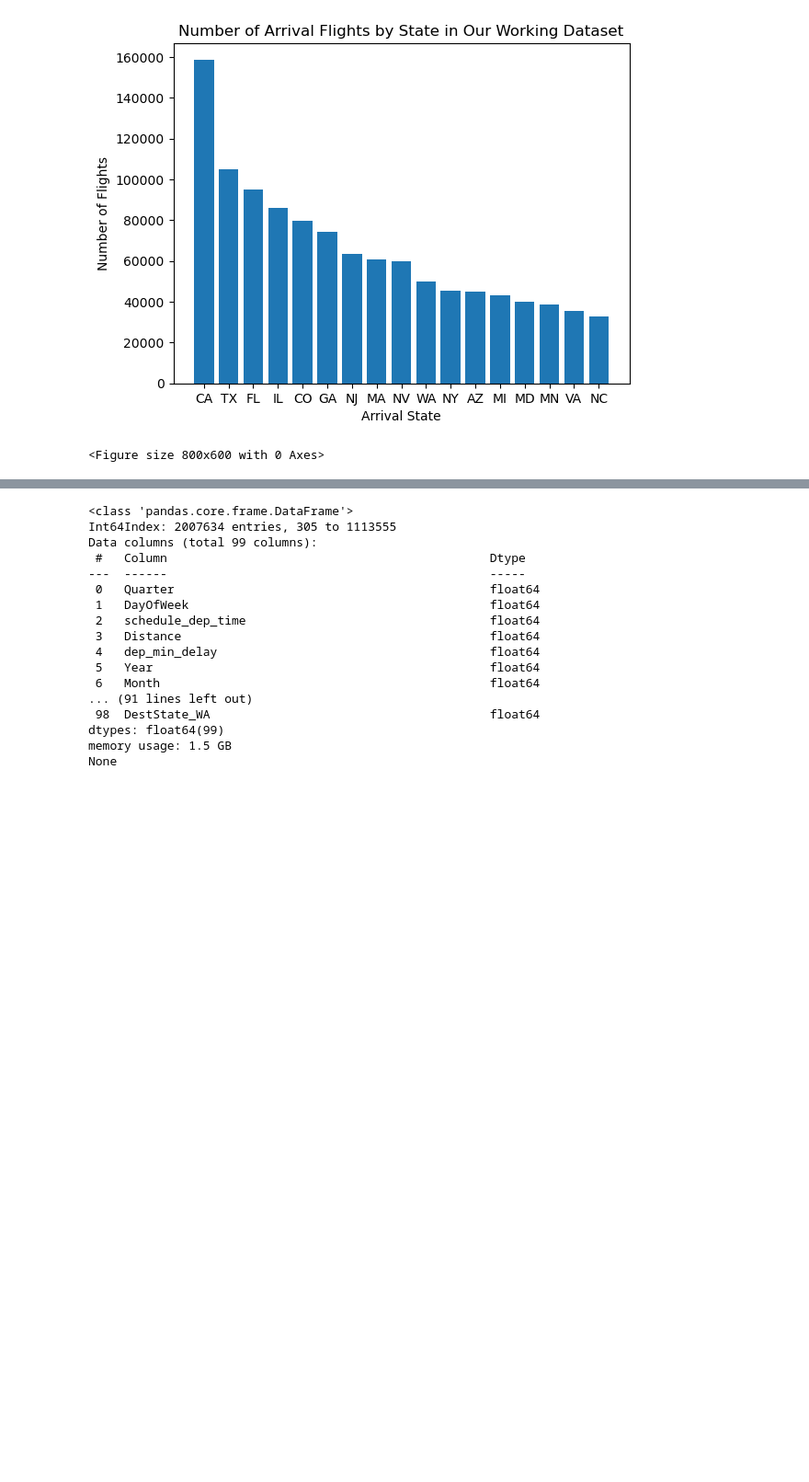
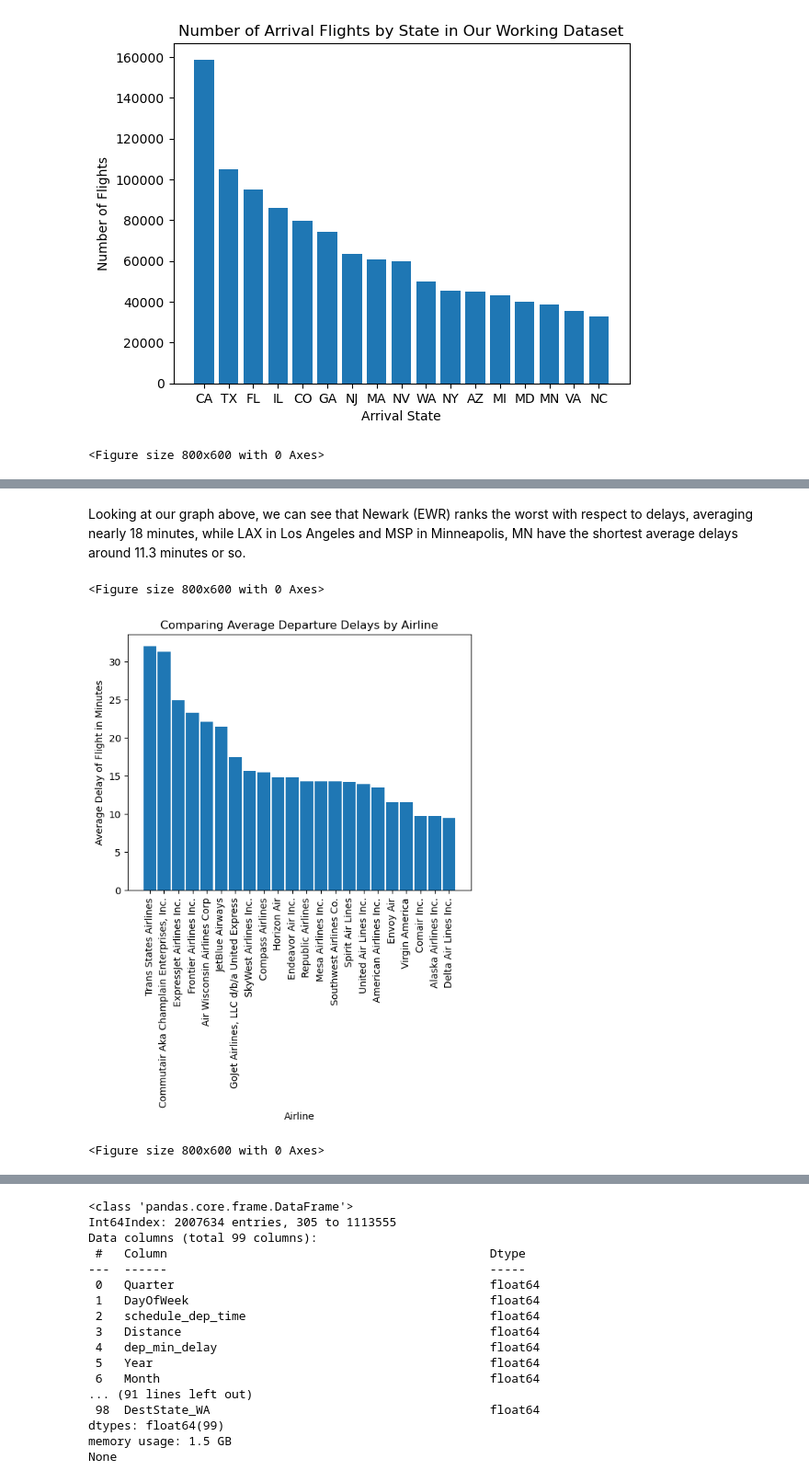
Before and after one commit to parkerho/545Project, a Jupyter notebook: project-notebook.ipynb, the cells around one changed output, grey strips where cells are left out. Shown at 92% size. Cells and saved outputs as stored; diff of their text form; code cells hidden in the pictures; blank space fills up the shorter version.

```diff
--- a/project-notebook.ipynb
+++ b/project-notebook.ipynb
@@ -385,0 +343,19 @@ Name: dep_min_delay, dtype: float64
+# %% [markdown]
+Looking at our graph above, we can see that Newark (EWR) ranks the worst with respect to delays, averaging nearly 18 minutes, while LAX in Los Angeles and MSP in Minneapolis, MN have the shortest average delays around 11.3 minutes or so.
+# %%
+# Now that we have identified the airport with the longest average delays, let's explore which airlines
+# are responsible for the longest average delays.
+
+
+airline_delays = df_flights_2018_clean_reduced.groupby('Airline')['dep_min_delay'].mean().sort_values(ascending=False).reset_index()
+
+plt.bar(airline_delays['Airline'], airline_delays['dep_min_delay'], width=.9, align='center')
+plt.xlabel("Airline")
+plt.ylabel("Average Delay of Flight in Minutes")
+plt.title("Comparing Average Departure Delays by Airline")
+plt.xticks(rotation=90)
+plt.figure(figsize=(8,6))
+# %% [output]
+<Figure size 800x600 with 0 Axes>
+[figure, added]
+<Figure size 800x600 with 0 Axes>
```
Also changed, not shown: parts of 22 cells of this notebook.
